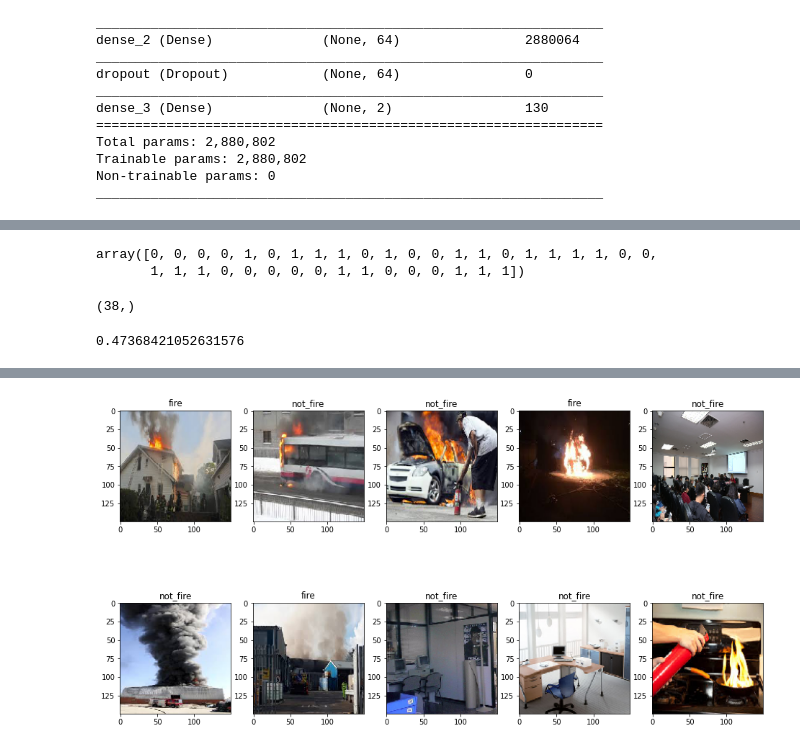
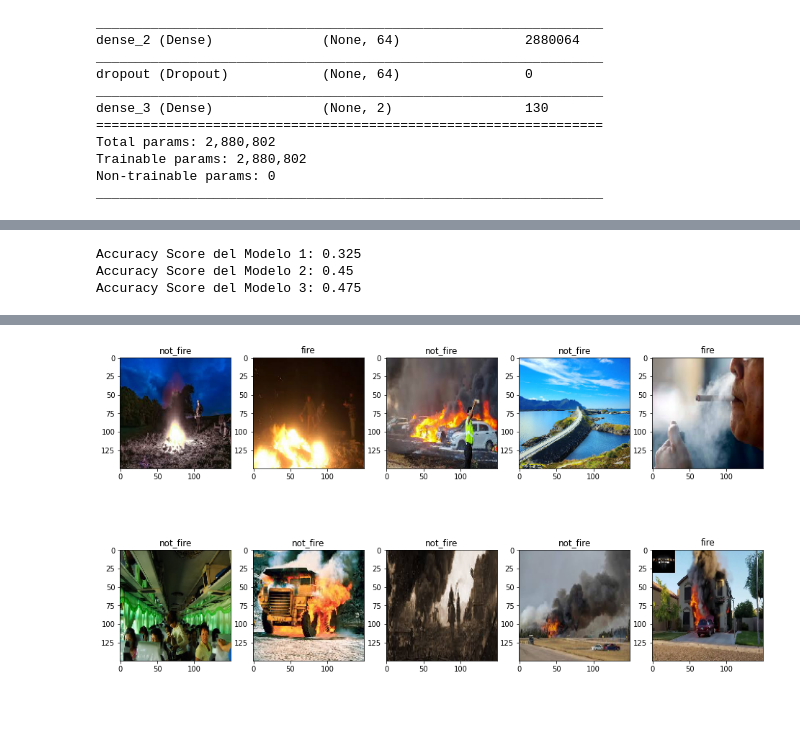
Before and after one commit to eotorresmolina/analytics_python_project, a Jupyter notebook: whats_burning.ipynb, the cells around one changed output, grey strips where cells are left out. Saved outputs shown, nothing was run; the diff lists cells and outputs as text; code cells hidden in the pictures; blank space fills up the shorter version.

Commit message:
Models Update

```diff
--- a/whats_burning.ipynb
+++ b/whats_burning.ipynb
@@ -624,4 +738,10 @@ array([[7.8929138e-01, 2.1070859e-01],
 # %%
-y_hat_1_1 = np.argmax(y_hat_prob_1, axis=1)
-y_hat_1_1
+# Obtengo los y_hat correspondientes a cada modelo.
+y_hat = []
+
+for y in y_hat_prob:
+  y_hat.append(np.argmax(y, axis=1))
+
+for i in range(len(y_hat)):
+  print('y_hat del Modelo {}: {}\n'.format(i+1, y_hat[i]))
 # %% [output]
@@ -633,0 +756,5 @@ y_hat_1_1.shape
+# %%
+# Tamaño del y_hat de cada modelo.
+# Observamos que todos tienen el mismo tamaño.
+for i in range(len(y_hat)):
+  print('Tamaño del Modelo {}: {}\n'.format(i+1, y_hat[i].shape))
@@ -660,19 +800,18 @@ array([[1., 0.],
-# %%
-y_test = np.argmax(y_test_prob, axis=1)
-y_test
-# %% [output]
-array([0, 0, 0, 0, 1, 0, 1, 1, 1, 0, 1, 0, 0, 1, 1, 0, 1, 1, 1, 1, 0, 0,
-       1, 1, 1, 0, 0, 0, 0, 0, 1, 1, 0, 0, 0, 1, 1, 1])
-# %%
-y_test.shape
-# %% [output]
-(38,)
 # %%
-# Calcular la exactitud (accuracy)
+# Calcular la exactitud (accuracy) de los modelos
 from sklearn.metrics import accuracy_score
-accuracy_score(y_test, y_hat_1)
+accuracys = []
+
+for y_h in y_hat:
+  accuracys.append(accuracy_score(y_test, y_h))
-# %% [output]
-0.47368421052631576
+# %%
+# Visualizo los accuracy de cada modelo:
+for i in range(len(accuracys)):
+  print('Accuracy Score del Modelo {}: {}'.format(i+1, accuracys[i]))
+# %% [output]
+Accuracy Score del Modelo 1: 0.325
+Accuracy Score del Modelo 2: 0.45
+Accuracy Score del Modelo 3: 0.475
 # %% [markdown]
 # Aplicación del Modelo.
 <div align="center">
@@ -682,13 +821,13 @@ accuracy_score(y_test, y_hat_1)
 # %%
 fig = plt.figure(figsize=(16, 9))
 for i in range(10):
   ax = fig.add_subplot(2, 5, i+1)
   ax.imshow(batch_test[i])
-  tipo_clase = y_hat_1[i]
+  tipo_clase = y_hat[2][i]
   ax.set_title(index_to_classes[tipo_clase])
 plt.show()
 # %% [output]
-[figure, old version]
+[figure, new version]
 # %% [markdown]
 # Conclusiones.
 <div align="center">
```
Also changed, not shown: parts of 38 cells of this notebook.
